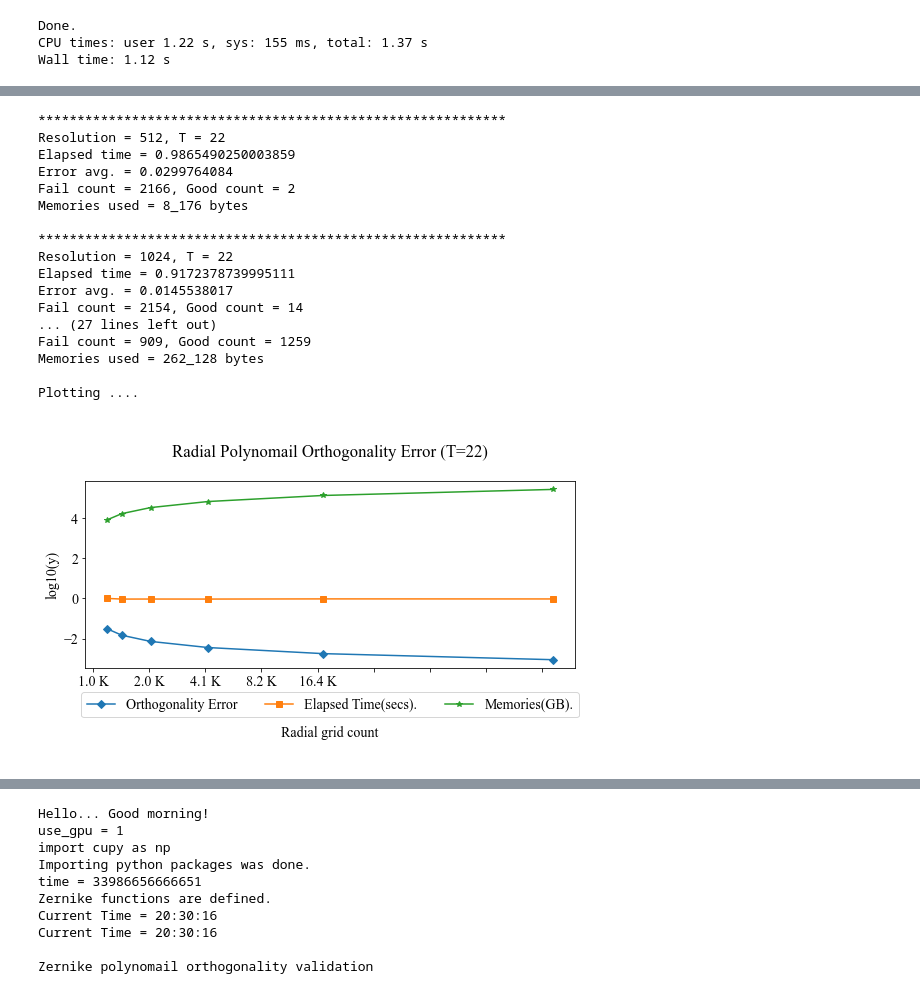
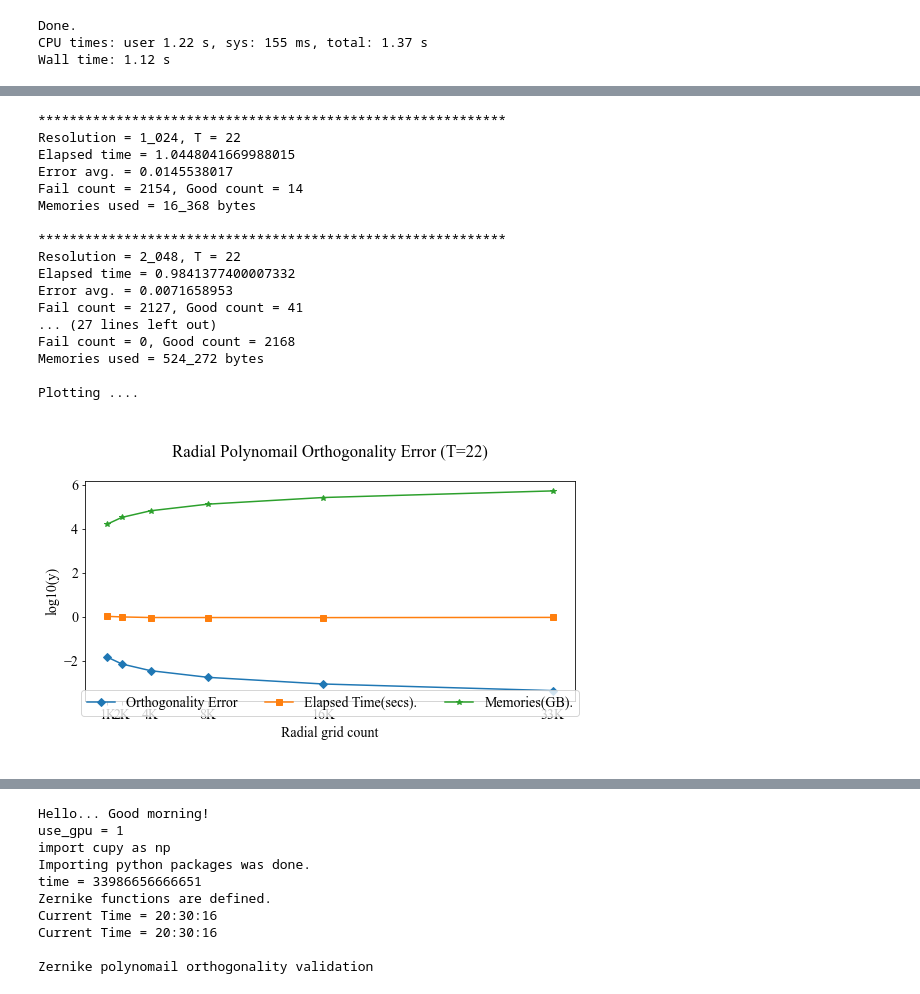
Before and after one commit to sunabove/Zernike, a Jupyter notebook: AZernike.ipynb, the cells around one changed output, grey strips where cells are left out. Cells and saved outputs as stored; diff of their text form; code cells hidden in the pictures.

```diff
--- a/AZernike.ipynb
+++ b/AZernike.ipynb
@@ -162,14 +162,14 @@ def validte_radial_polynomial( T = 6, use_hash = 0) :
     error_avgs = []
     elapsed_list = []
 
-    resolutions = [ 2**x for x in range( 9, 14 + 1 ) ]
+    resolutions = [ 2**x for x in range( 10, 15 + 1 ) ]
     memories = []
 
     for grid_count in tqdm( resolutions, desc="Resolution" ):
 
         if debug :
             print( line2 )
-            print( f"Resolution = {grid_count}, T = {T}" )
+            print( f"Resolution = {grid_count:_}, T = {T}" )
         pass
 
         then = perf_counter()
@@ -271,10 +271,11 @@ def validte_radial_polynomial( T = 6, use_hash = 0) :
     chart.plot( resolutions, memories, marker="*", label="Memories(GB)." )
 
     chart.set_title( f"\nRadial Polynomail Orthogonality Error (T={T})\n" )
-    chart.set_xlabel( "\n\nRadial grid count\n" )
+    chart.set_xlabel( "Radial grid count" )
     chart.set_ylabel( "log10(y)" )
-    chart.set_xticklabels( [ f"{x/1_000:1.1f}K" for x in resolutions ] )
-    chart.legend(loc="lower center", bbox_to_anchor=(0.5, -0.3), ncol=3)
+    chart.set_xticks( resolutions )
+    chart.set_xticklabels( [ f"{x/1_000:1.0f}K" for x in resolutions ] )
+    chart.legend(loc="lower center", bbox_to_anchor=(0.5, -0.1), ncol=3)
 
     plt.tight_layout(); plt.show()
 
@@ -291,19 +292,19 @@ Current Time = 11:06:00
 Radial polynomail orthogonality validation
 ************************************************************
-Resolution = 512, T = 22
-Elapsed time = 0.9865490250003859
-Error avg. = 0.0299764084
-Fail count = 2166, Good count = 2
-Memories used = 8_176 bytes
+Resolution = 1_024, T = 22
+Elapsed time = 1.0448041669988015
+Error avg. = 0.0145538017
+Fail count = 2154, Good count = 14
+Memories used = 16_368 bytes
 
 ************************************************************
-Resolution = 1024, T = 22
-Elapsed time = 0.9172378739995111
-Error avg. = 0.0145538017
-Fail count = 2154, Good count = 14
+Resolution = 2_048, T = 22
+Elapsed time = 0.9841377400007332
+Error avg. = 0.0071658953
+Fail count = 2127, Good count = 41
 ... (27 lines left out)
-Fail count = 909, Good count = 1259
-Memories used = 262_128 bytes
+Fail count = 0, Good count = 2168
+Memories used = 524_272 bytes
 
 Plotting ....
-[figure, old version]
+[figure, new version]
```
Also changed, not shown: parts of 1 cell of this notebook, 1 other file.
